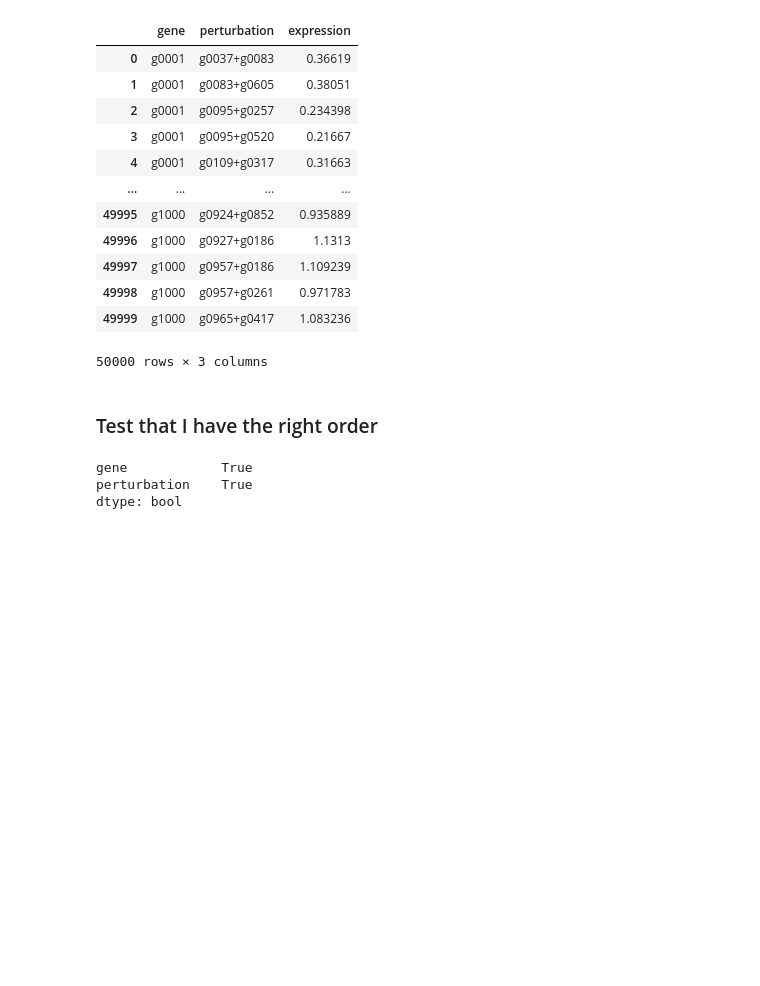
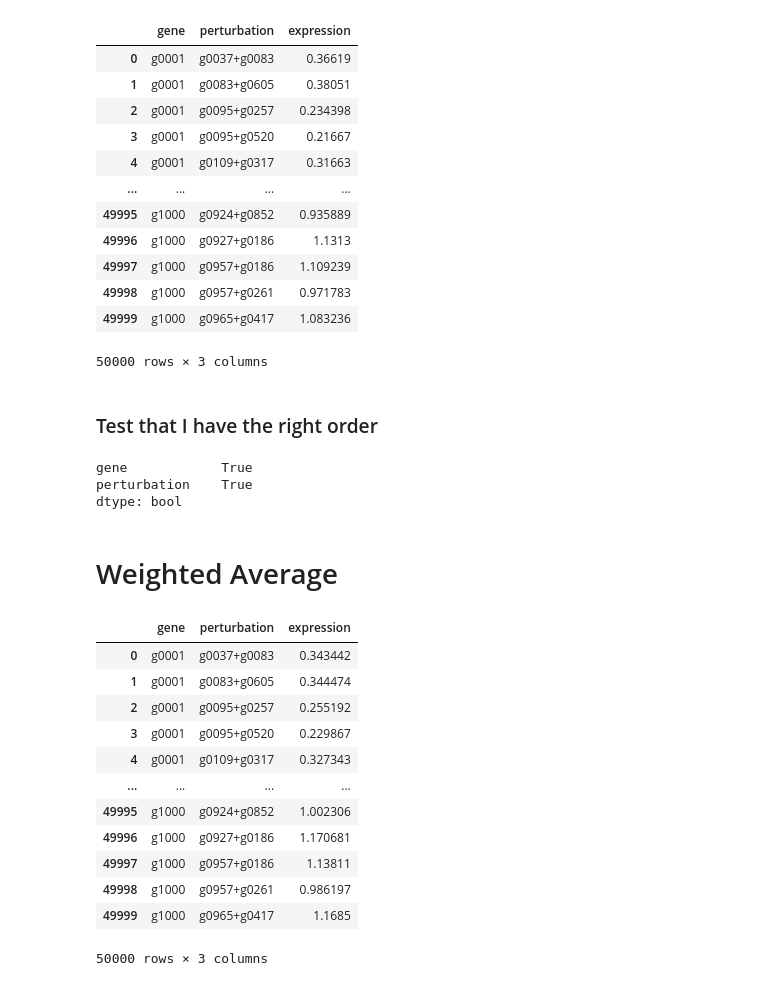
Before and after one commit to Hugh-Randall/Hackathon-Summer-2025, a Jupyter notebook: average.ipynb, the cells around one changed output. Saved outputs shown, nothing was run; the diff lists cells and outputs as text; code cells hidden in the pictures; blank space fills up the shorter version.

```diff
--- a/average.ipynb
+++ b/average.ipynb
@@ -100,3 +103,5 @@ submission = preds[['gene', 'perturbation']].reset_index(drop=True)
 gene            True
 perturbation    True
 dtype: bool
+# %% [markdown]
+# Weighted Average
@@ -102,0 +130,38 @@ dtype: bool
+# %%
+def make_weights(cols_to_average):
+    weights = np.ones(len(cols_to_average))
+    for i, col in enumerate(cols_to_average):
+        if '+g' in col:
+            weights[i] = 0.25
+    return weights
+# %%
+preds = pd.DataFrame(columns=['gene', 'perturbation', 'expression'], index=range(50_000))
+
+j = 0
+for i in tqdm(range(len(genes_to_predict))):
+# for i in tqdm(range(1)):
+    gene = genes_to_predict[i]
+    for pair in pairs_to_predict:
+        cols_to_average = cols_to_avg_dict[pair]
+        weights = make_weights(cols_to_average)
+
+        temp = df.loc[gene]
+        temp = temp[cols_to_average]
+        expression = np.average(temp, weights=weights)
+        preds.iloc[j] = [gene, pair, expression]
+        j += 1
+preds
+# %% [output]
+|  | gene | perturbation | expression |
+| 0 | g0001 | g0037+g0083 | 0.343442 |
+| 1 | g0001 | g0083+g0605 | 0.344474 |
+| 2 | g0001 | g0095+g0257 | 0.255192 |
+| 3 | g0001 | g0095+g0520 | 0.229867 |
+| 4 | g0001 | g0109+g0317 | 0.327343 |
+| ... | ... | ... | ... |
+| 49995 | g1000 | g0924+g0852 | 1.002306 |
+| 49996 | g1000 | g0927+g0186 | 1.170681 |
+| 49997 | g1000 | g0957+g0186 | 1.13811 |
+| 49998 | g1000 | g0957+g0261 | 0.986197 |
+| 49999 | g1000 | g0965+g0417 | 1.1685 |
+50000 rows × 3 columns
```
Also changed, not shown: parts of 6 cells of this notebook, 1 other file.
